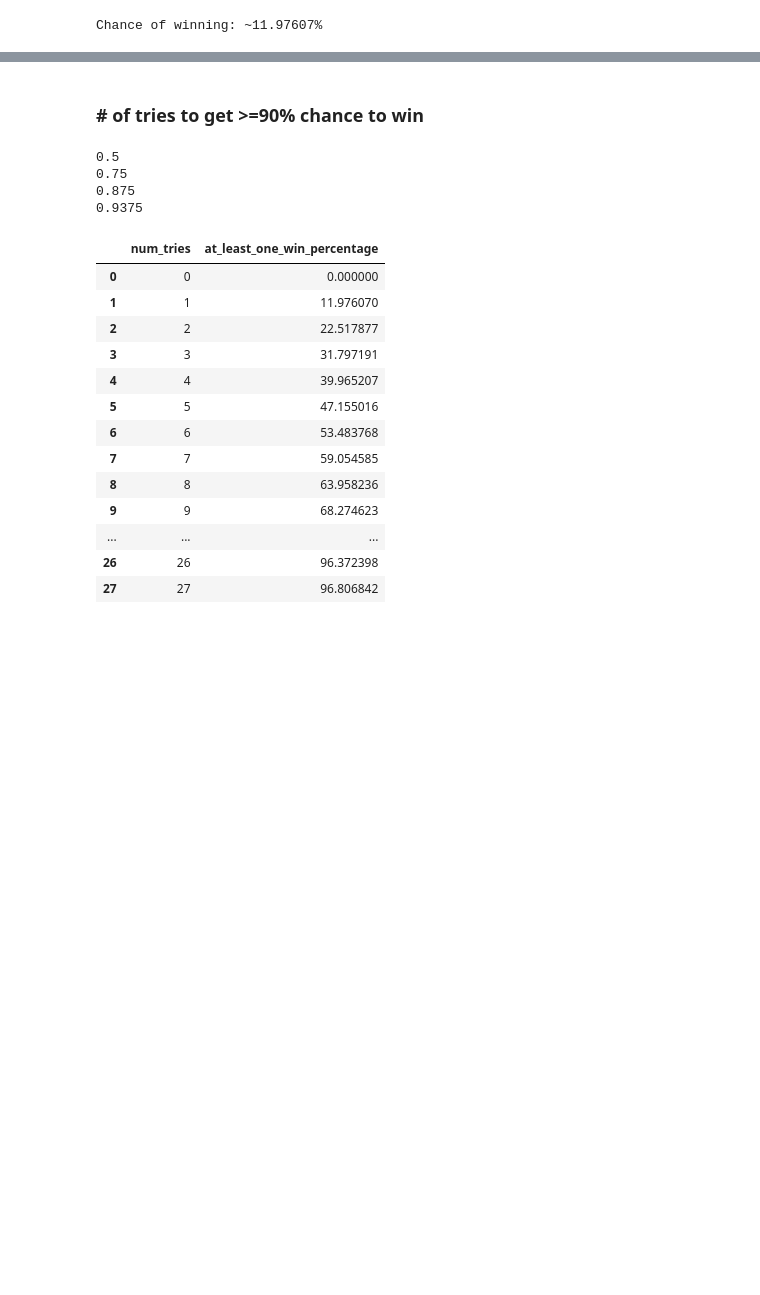
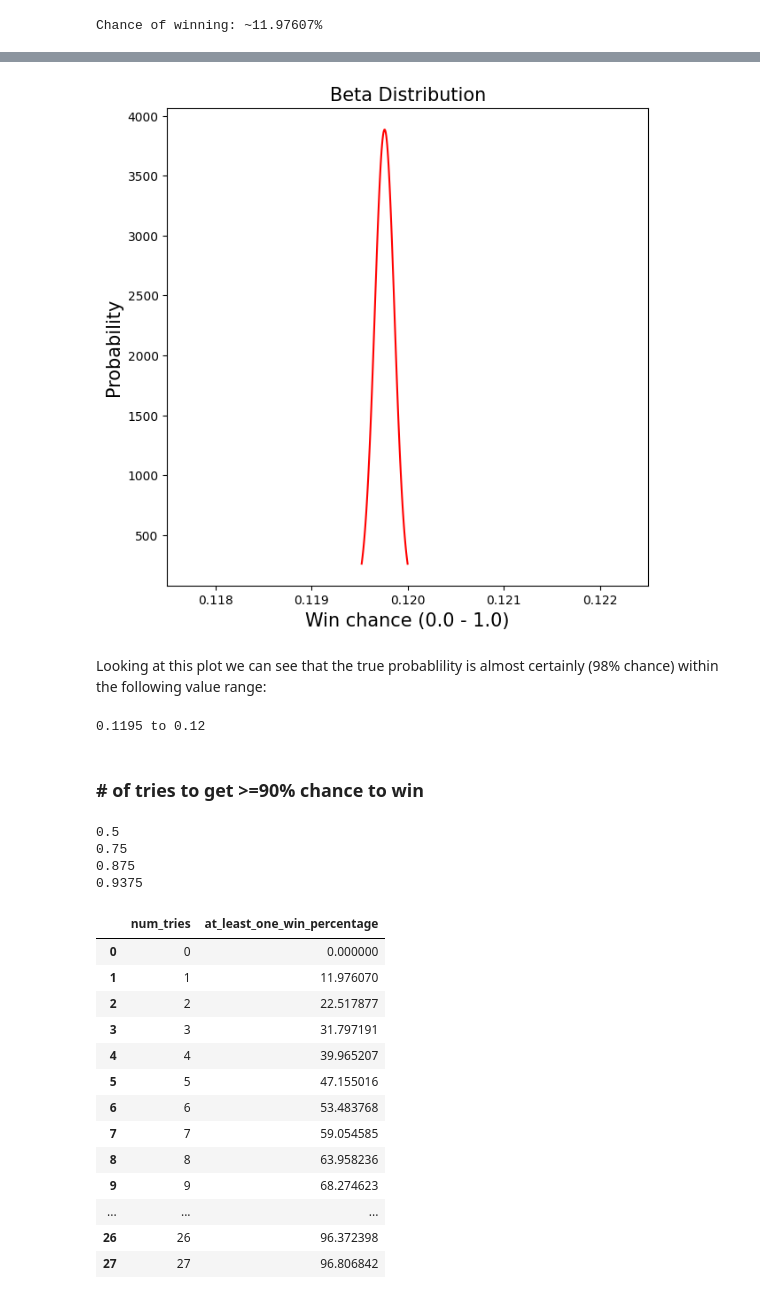
Before and after one commit to ExcaliburZero/omori_pet_rocks, a Jupyter notebook: Analysis.ipynb, the cells around one changed output, grey strips where cells are left out. Cells and saved outputs as stored; diff of their text form; code cells hidden in the pictures; blank space fills up the shorter version.

Commit message:
Add beta distribution section

```diff
--- a/Analysis.ipynb
+++ b/Analysis.ipynb
@@ -113,3 +130,28 @@ Chance of winning: ~11.97607%
+# %%
+import numpy as np
+import matplotlib.pyplot as plt
+from scipy.stats import beta
+
+a, b = win_count, num_iterations - win_count
+
+# Calculate the distribution (focusing on the 98% most likely values)
+x = np.linspace(beta.ppf(0.01, a, b),beta.ppf(0.99, a, b), 100)
+
+plt.figure(figsize=(7,7))
+plt.xlim(0.1175, 0.1225)
+plt.plot(x, beta.pdf(x, a, b), 'r-')
+plt.title('Beta Distribution', fontsize='15')
+plt.xlabel('Win chance (0.0 - 1.0)', fontsize='15')
+plt.ylabel('Probability', fontsize='15')
+plt.show()
+# %% [output]
+[figure, added]
+# %% [markdown]
+Looking at this  plot we can see that the true probablility is almost certainly (98% chance) within the following value range:
+# %%
+print(round(beta.ppf(0.01, a, b), 4), "to", round(beta.ppf(0.99, a, b), 4))
+# %% [output]
+0.1195 to 0.12
 # %% [markdown]
 ### # of tries to get >=90% chance to win
 # %%
```
Also changed, not shown: parts of 7 cells of this notebook, 1 other file.
